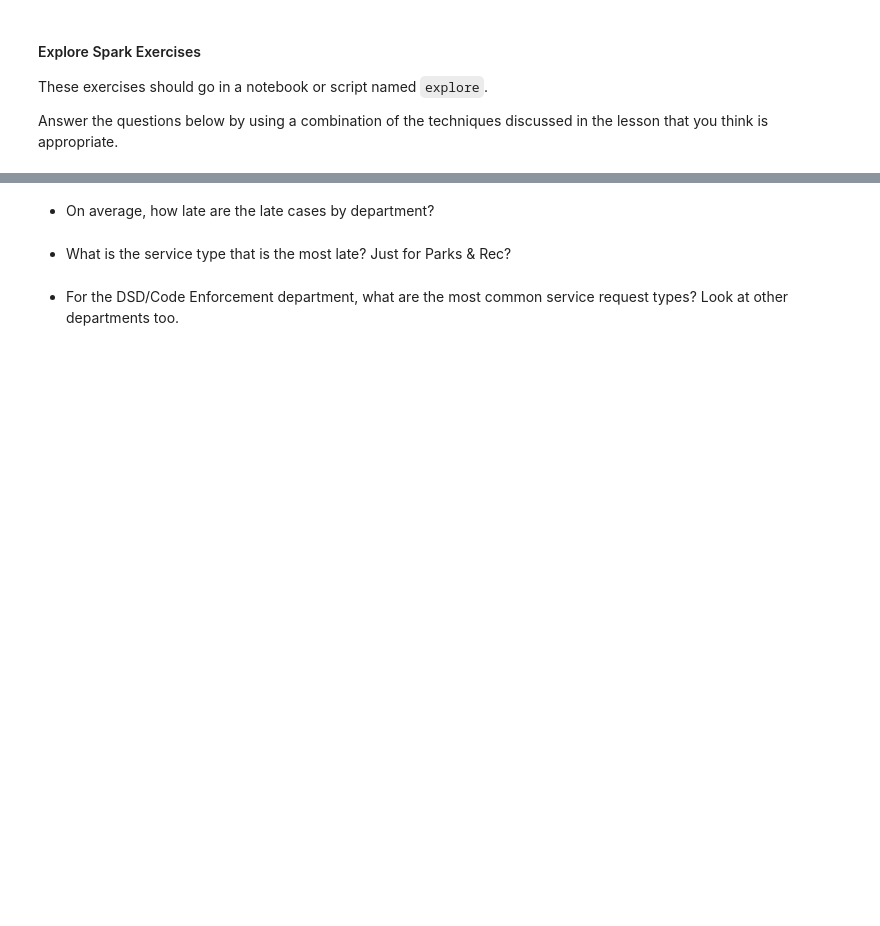
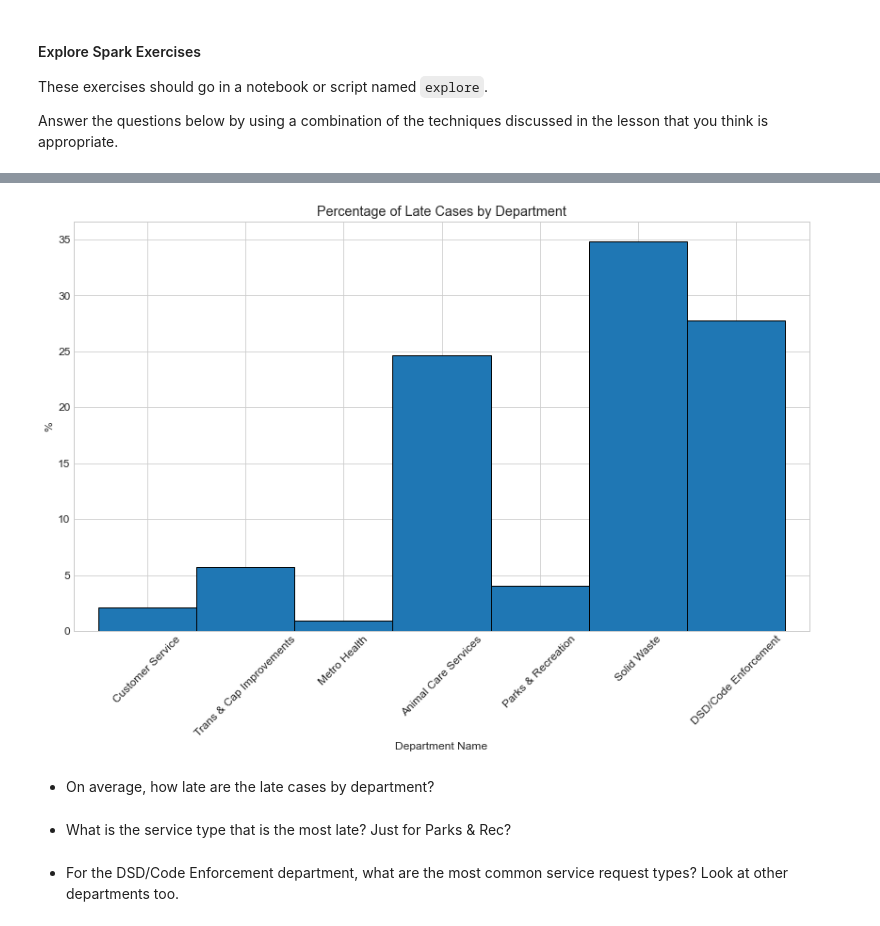
Before and after one commit to david-rodriguez-siller/spark-exercises, a Jupyter notebook: explore_exercises.ipynb, the cells around one changed output, grey strips where cells are left out. Drawn from its saved outputs; the diff is of its cells as text; code cells hidden in the pictures; blank space fills up the shorter version.

```diff
--- a/explore_exercises.ipynb
+++ b/explore_exercises.ipynb
@@ -27,3 +120,28 @@ spark = SparkSession.builder.getOrCreate()
+# %%
+(df.groupBy('department', 'case_late')
+ .count()
+ .filter(df.case_late == 'true')
+ .withColumn('percentage of cases that are late',
+             round(col('count') / df.filter(df.case_late == 'true')
+             .count() * 100, 2),
+             )
+ .toPandas()['percentage of cases that are late']
+ .plot.bar(width = 1, ec = 'black', figsize = (14, 8))
+)
+
+
+plt.title('Percentage of Late Cases by Department')
+plt.ylabel('%')
+plt.xlabel('Department Name')
+plt.xticks(rotation = 45, ticks = np.arange(7), labels = ['Customer Service',
+                                                          'Trans & Cap Improvements',
+                                                          'Metro Health',
+                                                          'Animal Care Services',
+                                                          'Parks & Recreation',
+                                                          'Solid Waste',
+                                                          'DSD/Code Enforcement']);
+# %% [output]
+[figure, added]
 # %% [markdown]
 - On average, how late are the late cases by department?
 # %% [markdown]
```
Also changed, not shown: parts of 8 cells of this notebook, 1 other file.
